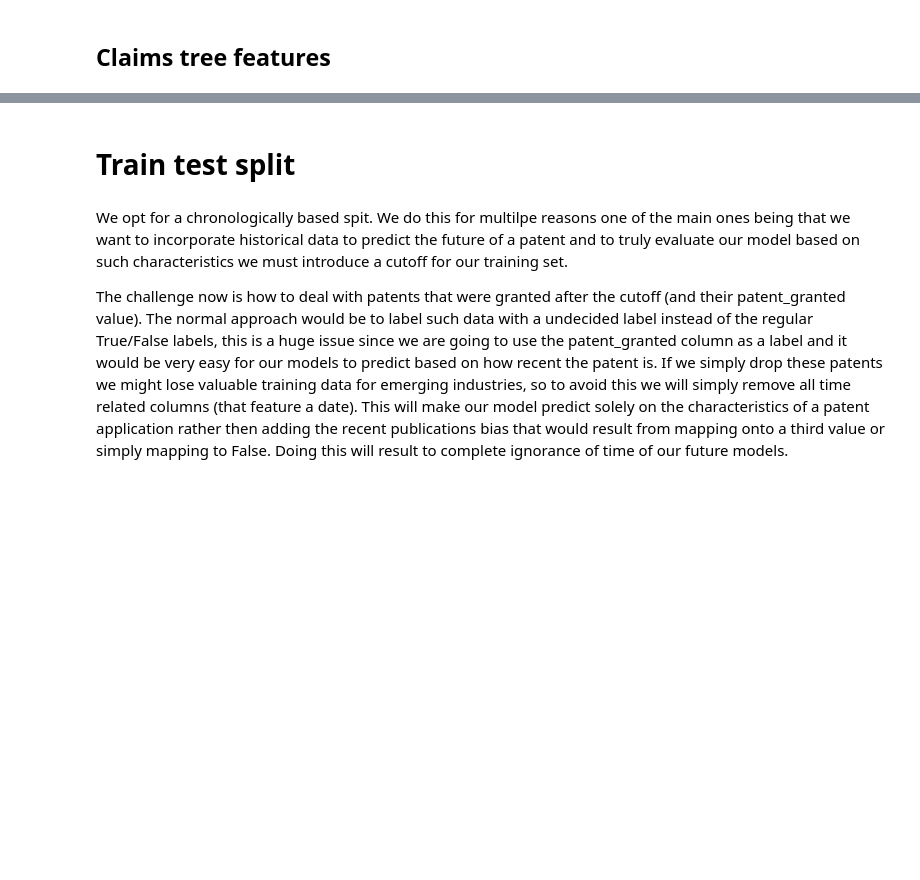
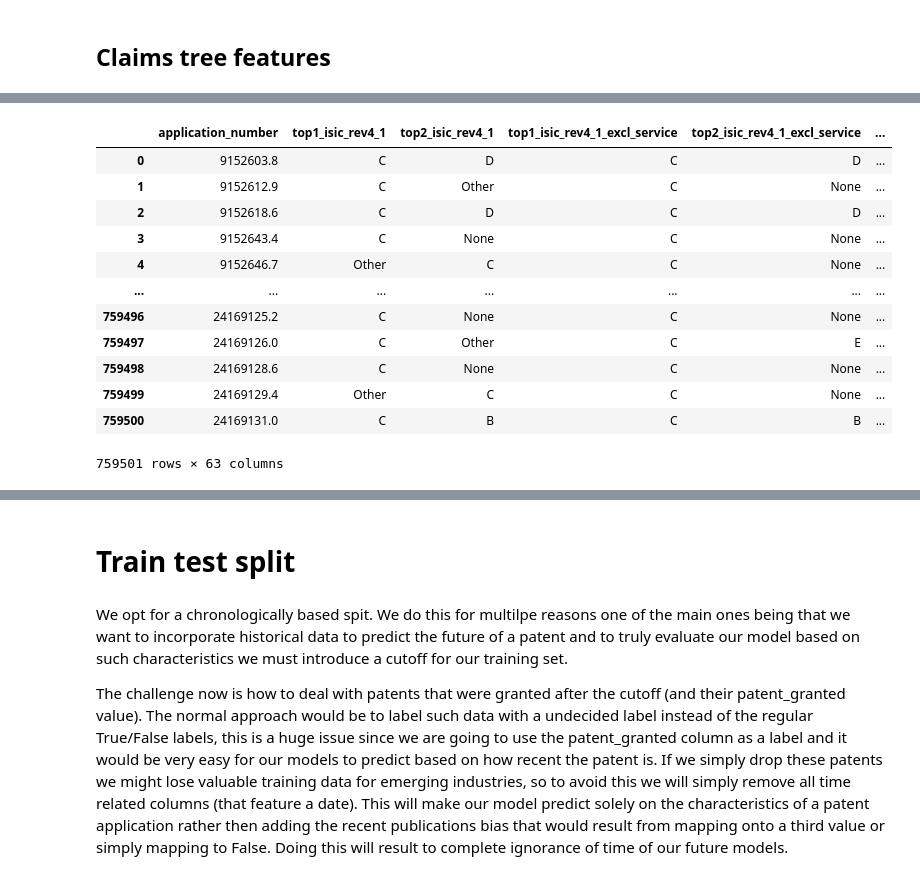
Before and after one commit to JakovDamjanski/EPO-Patent-Data-Analisys, a Jupyter notebook: DatasetCreation.ipynb, the cells around one changed output, grey strips where cells are left out. Saved outputs shown, nothing was run; the diff lists cells and outputs as text; code cells hidden in the pictures; blank space fills up the shorter version.

```diff
--- a/DatasetCreation.ipynb
+++ b/DatasetCreation.ipynb
@@ -1188,0 +1805,2 @@ df_combined.to_csv('./Data/up_to_2024_full_patent_data_derived.csv', index=False
+# %%
+patent_data_with_no_industry_standards_df = pd.read_csv('./Data/basic_data_all_search_reports.csv',sep='\t',low_memory=False)
@@ -1188,0 +2166,16 @@ df_combined.to_csv('./Data/up_to_2024_full_patent_data_derived.csv', index=False
+# %%
+mapped_industry_df
+# %% [output]
+|  | application_number | top1_isic_rev4_1 | top2_isic_rev4_1 | top1_isic_rev4_1_excl_service | top2_isic_rev4_1_excl_service | ... |
+| 0 | 9152603.8 | C | D | C | D | ... |
+| 1 | 9152612.9 | C | Other | C | None | ... |
+| 2 | 9152618.6 | C | D | C | D | ... |
+| 3 | 9152643.4 | C | None | C | None | ... |
+| 4 | 9152646.7 | Other | C | C | None | ... |
+| ... | ... | ... | ... | ... | ... | ... |
+| 759496 | 24169125.2 | C | None | C | None | ... |
+| 759497 | 24169126.0 | C | Other | C | E | ... |
+| 759498 | 24169128.6 | C | None | C | None | ... |
+| 759499 | 24169129.4 | Other | C | C | None | ... |
+| 759500 | 24169131.0 | C | B | C | B | ... |
+759501 rows × 63 columns
```
Also changed, not shown: parts of 63 cells of this notebook, 31 other files.
